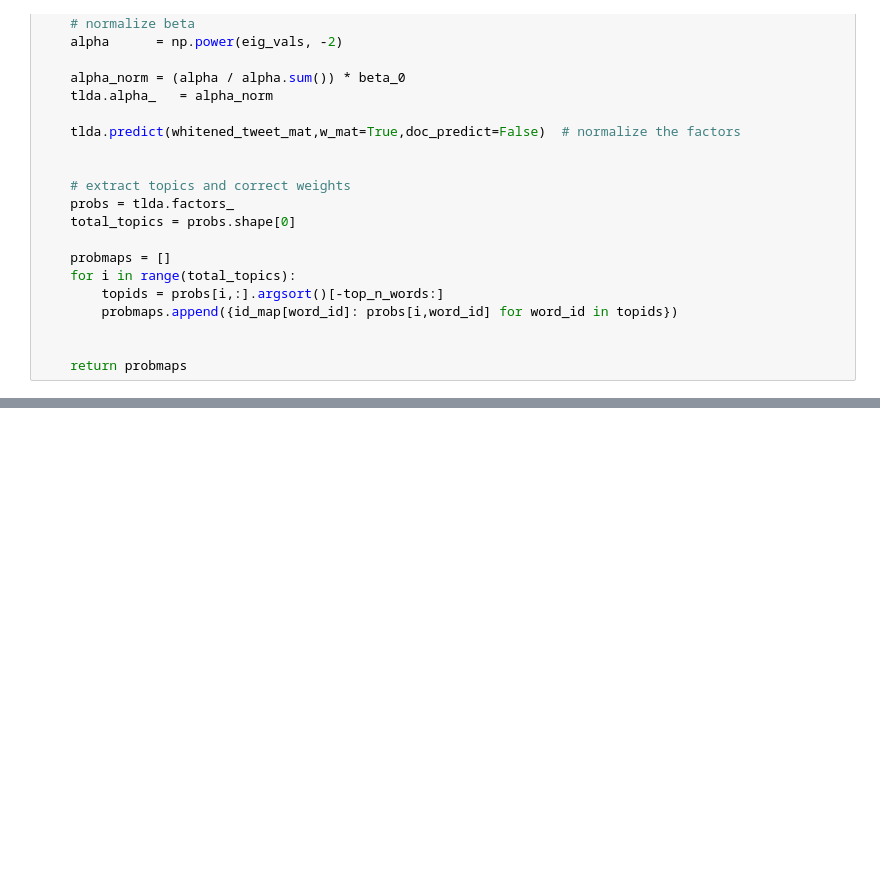
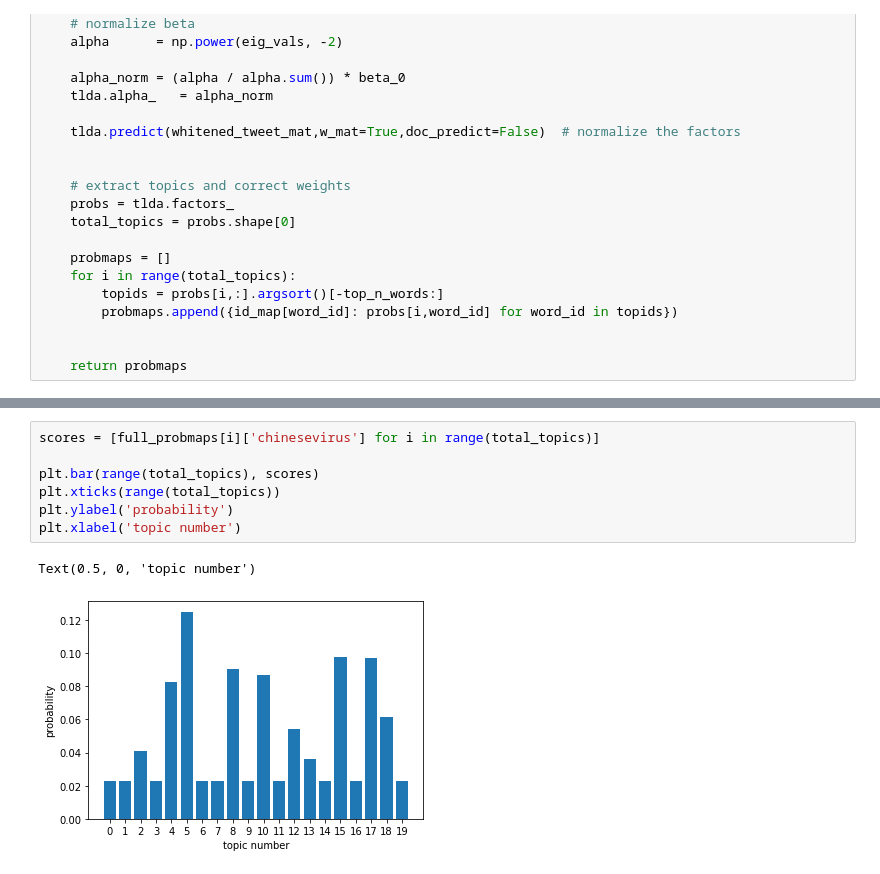
Before and after one commit to AdrienSF/twitter-analysis, a Jupyter notebook: results.ipynb, the cells around one changed output, grey strips where cells are left out. Drawn from its saved outputs; the diff is of its cells as text; blank space fills up the shorter version.

```diff
--- a/results.ipynb
+++ b/results.ipynb
@@ -47,2 +71,12 @@ probmaps = extract_topics(tlda, pca, id_map, whitened_tweet_mat)
+# %%
+scores = [full_probmaps[i]['chinesevirus'] for i in range(total_topics)]
+
+plt.bar(range(total_topics), scores)
+plt.xticks(range(total_topics))
+plt.ylabel('probability')
+plt.xlabel('topic number')
+# %% [output]
+Text(0.5, 0, 'topic number')
+[figure, added]
 # %%
 # draw word clouds
```
Also changed, not shown: parts of 7 cells of this notebook.
